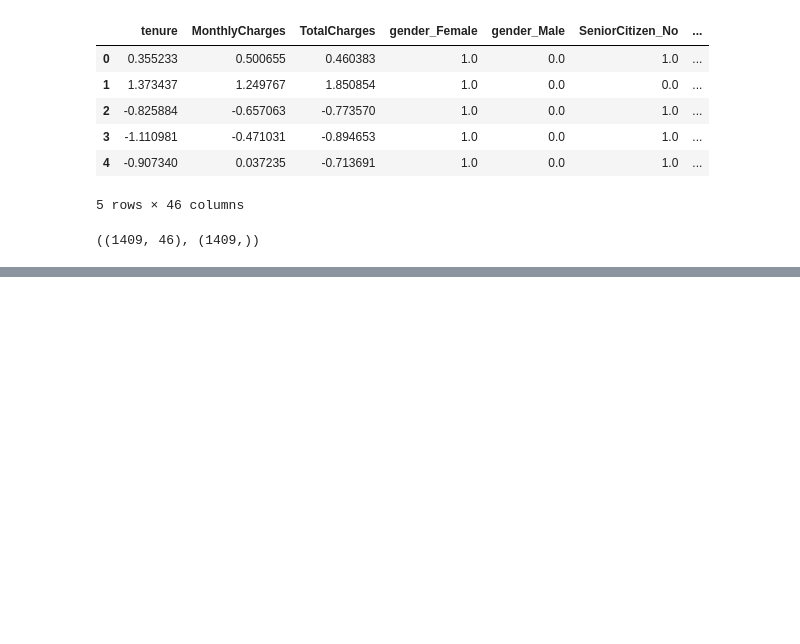
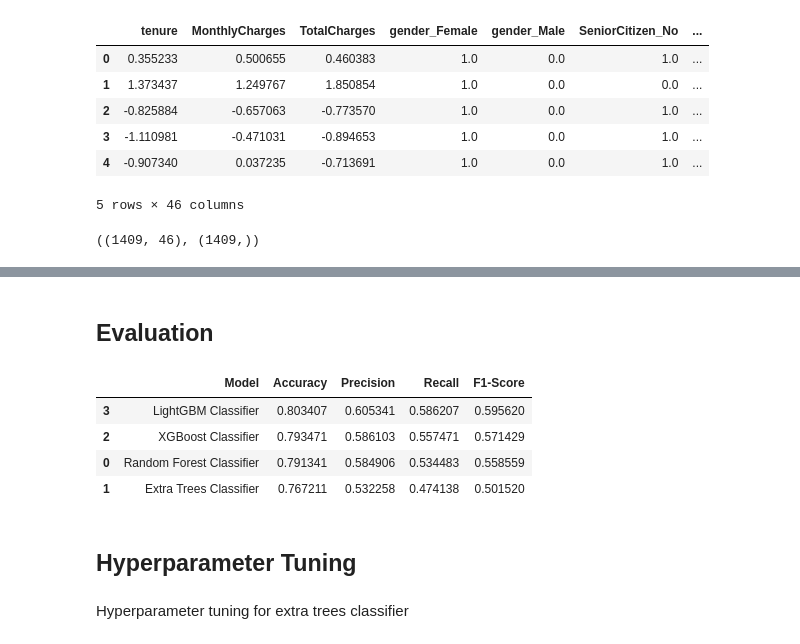
Before and after one commit to Azie88/Machine-Learning-Classification-Review, a Jupyter notebook: Churn_Notebook.ipynb, the cells around one changed output, grey strips where cells are left out. Drawn from its saved outputs; the diff is of its cells as text; code cells hidden in the pictures; blank space fills up the shorter version.

```diff
--- a/Churn_Notebook.ipynb
+++ b/Churn_Notebook.ipynb
@@ -284,0 +295,3 @@ test_df.shape, y_test.shape
+# %%
+rf_classifier = RandomForestClassifier(random_state=1)
+rf_classifier.fit(train_df, y_train)
@@ -284,0 +302,3 @@ test_df.shape, y_test.shape
+# %%
+et_classifier = ExtraTreesClassifier(random_state=1)
+et_classifier.fit(train_df, y_train)
@@ -284,0 +340,50 @@ test_df.shape, y_test.shape
+# %% [markdown]
+## Evaluation
+# %%
+model_names = ['Random Forest Classifier', 'Extra Trees Classifier', 'XGBoost Classifier', 'LightGBM Classifier']
+models = [rf_classifier, et_classifier, xgb_classifier, lgb_classifier]
+model_names_list = []
+accuracy_scores = []
+precision_scores = []
+recall_scores = []
+f1_scores = []
+
+# Loop through each model to calculate metrics and store information
+for name, model in zip(model_names, models):
+    # Make predictions on the test data
+    y_pred = model.predict(test_df)
+
+    # Calculate accuracy, precision, recall, and F1-score
+    accuracy = accuracy_score(y_test, y_pred)
+    precision = precision_score(y_test, y_pred)
+    recall = recall_score(y_test, y_pred)
+    f1 = f1_score(y_test, y_pred)
+
+    # Store model name and metrics
+    model_names_list.append(name)
+    accuracy_scores.append(accuracy)
+    precision_scores.append(precision)
+    recall_scores.append(recall)
+    f1_scores.append(f1)
+
+# Create a DataFrame with the calculated metrics
+metrics_df = pd.DataFrame({
+    'Model': model_names_list,
+    'Accuracy': accuracy_scores,
+    'Precision': precision_scores,
+    'Recall': recall_scores,
+    'F1-Score': f1_scores
+})
+
+# Display the DataFrame
+metrics_df.sort_values(by='Accuracy', ascending=False)
+# %% [output]
+|  | Model | Accuracy | Precision | Recall | F1-Score |
+| 3 | LightGBM Classifier | 0.803407 | 0.605341 | 0.586207 | 0.595620 |
+| 2 | XGBoost Classifier | 0.793471 | 0.586103 | 0.557471 | 0.571429 |
+| 0 | Random Forest Classifier | 0.791341 | 0.584906 | 0.534483 | 0.558559 |
+| 1 | Extra Trees Classifier | 0.767211 | 0.532258 | 0.474138 | 0.501520 |
+# %% [markdown]
+## Hyperparameter Tuning
+# %% [markdown]
+Hyperparameter tuning for extra trees classifier
```
Also changed, not shown: parts of 17 cells of this notebook.
